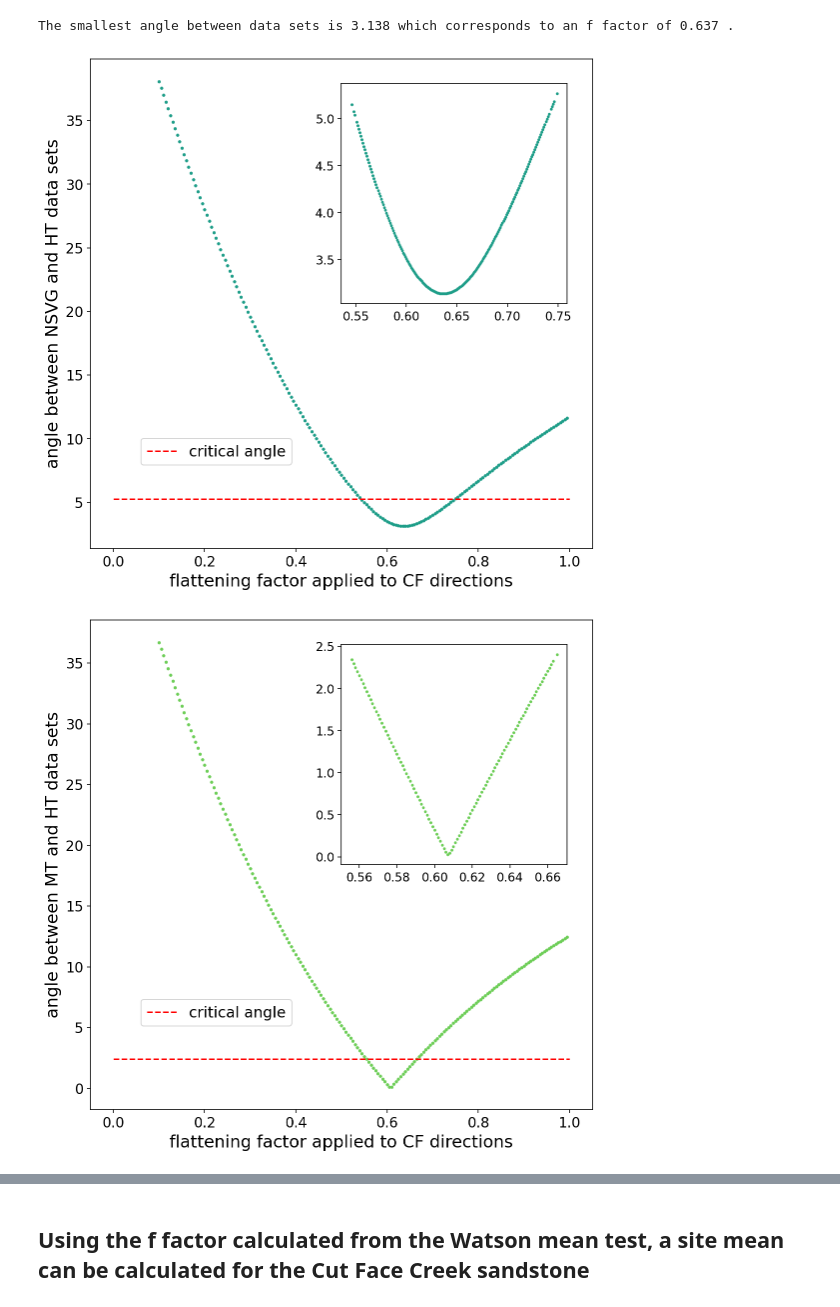
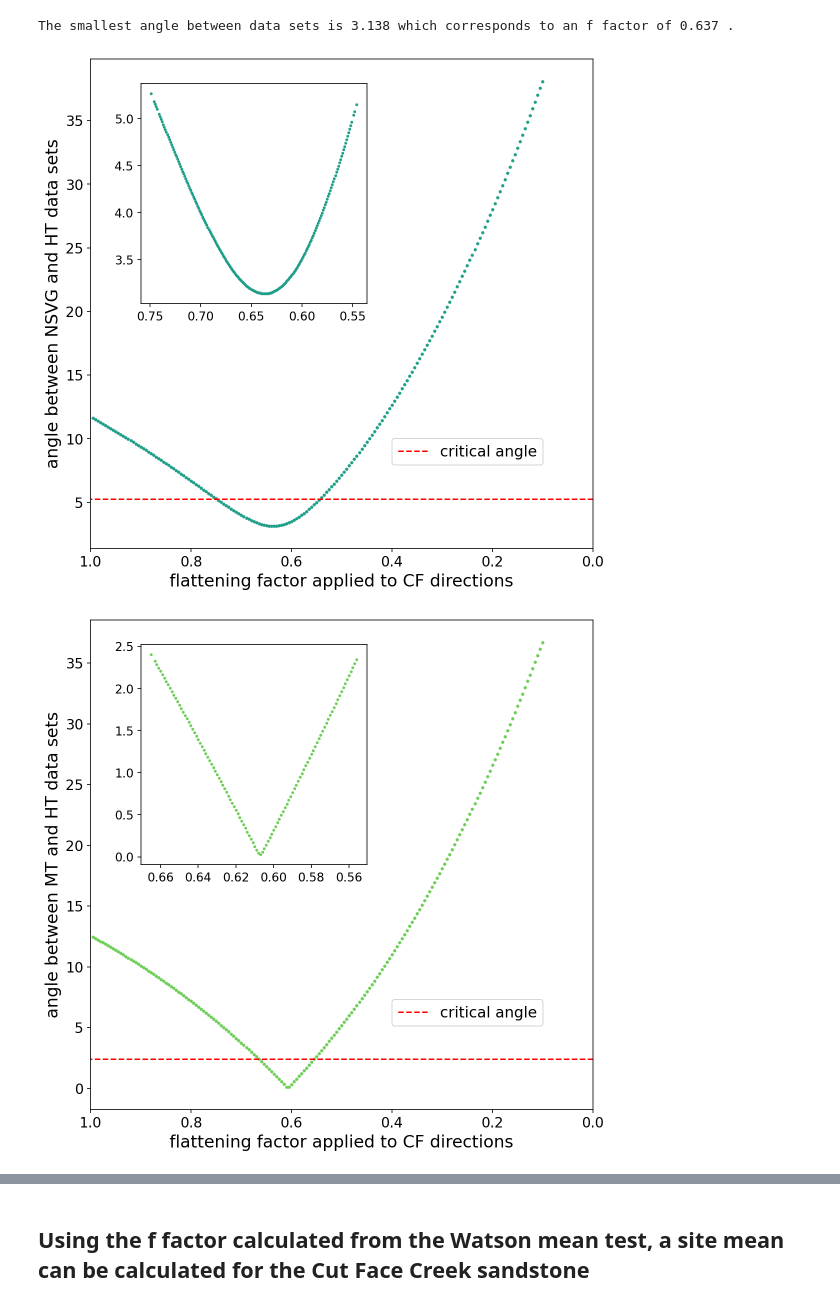
Before and after one commit to Swanson-Hysell-Group/Inclination_Shallowing, a Jupyter notebook: code/Notebooks/Cutface_pmag.ipynb, the cells around one changed output, grey strips where cells are left out. Drawn from its saved outputs; the diff is of its cells as text; code cells hidden in the pictures.

```diff
--- a/code/Notebooks/Cutface_pmag.ipynb
+++ b/code/Notebooks/Cutface_pmag.ipynb
@@ -551,28 +551,30 @@ saved_angles_all=np.loadtxt('Watson_mean_test_output/all_angles.txt')
 saved_factors_all=np.loadtxt('Watson_mean_test_output/all_factors.txt')
 # %%
 fig,inset=plt.subplots(figsize=(9,9))
-inset.scatter(saved_factors_all,saved_angles_all,s=5, color= viridis(5))
+plt.scatter(saved_factors_all,saved_angles_all,s=5, color= viridis(5))
 
 x_crit=[0,1]
 y_crit=[max(saved_nsvg_angles),max(saved_nsvg_angles)]
 plt.plot(x_crit,y_crit,color='red',ls='--',label='critical angle')
 
-fig_inset=inset.inset_axes([.5,.5,.45,.45])
+fig_inset=inset.inset_axes([.1,.5,.45,.45])
 fig_inset.scatter(saved_f_factors_nsvg,saved_nsvg_angles,s=3.5, color= viridis(5))
 fig_inset.tick_params(labelsize=12)
-
+fig_inset.invert_xaxis()
 plt.xlabel('flattening factor applied to CF directions',fontsize=17)
 plt.ylabel('angle between NSVG and HT data sets',fontsize=17)
 
-plt.legend(loc=[.1,.17], fontsize=15)
+plt.legend(loc=[.6,.17], fontsize=15)
 plt.xticks(fontsize=14)
 plt.yticks(fontsize=14)
+
+plt.xlim(1,0)
 
 plt.savefig('../code_output/angle_vs_f_NSVG.pdf')
 
 plt.show()
 # %% [output]
-[figure, old version]
+[figure, new version]
 # %%
 all_factors_mt=np.loadtxt("Watson_mean_test_output/all_factors_mt.txt")
 all_angles_mt=np.loadtxt("Watson_mean_test_output/all_angles_mt.txt")
@@ -584,23 +586,26 @@ x_crit=[0,1]
 y_crit=[max(saved_angles_mt),max(saved_angles_mt)]
 plt.plot(x_crit,y_crit,color='red',ls='--',label='critical angle')
 
-fig_inset=inset.inset_axes([.5,.5,.45,.45])
+fig_inset=inset.inset_axes([.1,.5,.45,.45])
 fig_inset.scatter(saved_f_factors_mt,saved_angles_mt,s=3.5, color= viridis(7))
 fig_inset.tick_params(labelsize=12)
+fig_inset.invert_xaxis()
 
 
 plt.xlabel('flattening factor applied to CF directions',fontsize=17)
 plt.ylabel('angle between MT and HT data sets',fontsize=17)
 
-plt.legend(loc=[.1,.17], fontsize=15)
+plt.legend(loc=[.6,.17], fontsize=15)
 plt.xticks(fontsize=14)
 plt.yticks(fontsize=14)
+
+plt.xlim(1,0)
 
 plt.savefig('../code_output/angle_vs_f_MT.pdf')
 
 plt.show()
 # %% [output]
-[figure, old version]
+[figure, new version]
 # %%
 NSVG_Data=pd.read_csv('../../data/data_Compiled/Tauxe2009/pmag_results.txt',sep='\t',skiprows=1)
 nneu_site_list = ['ns002',
```
Also changed, not shown: parts of 13 cells of this notebook, 23 other files.
